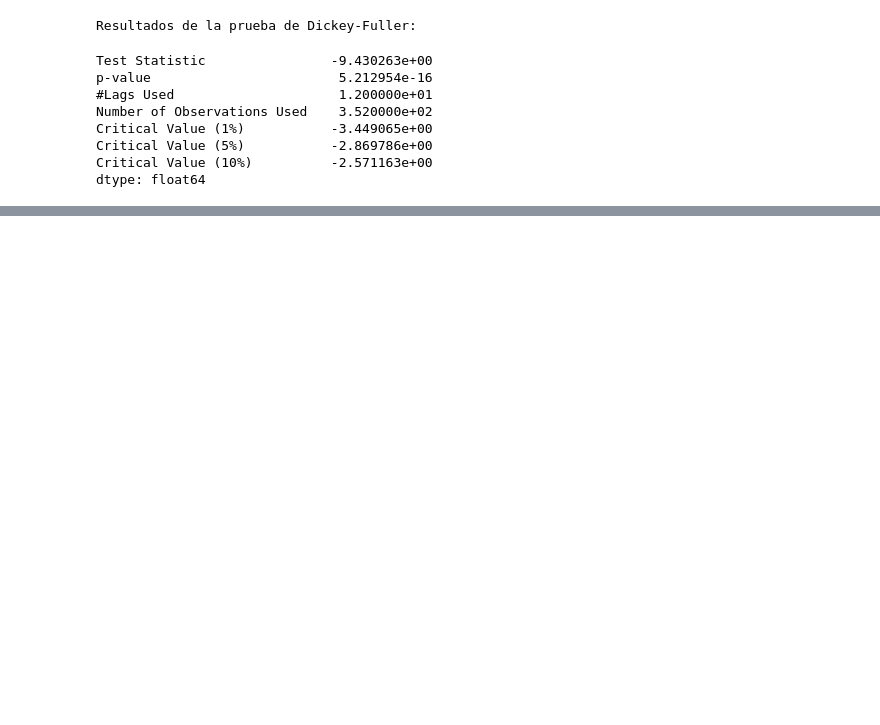
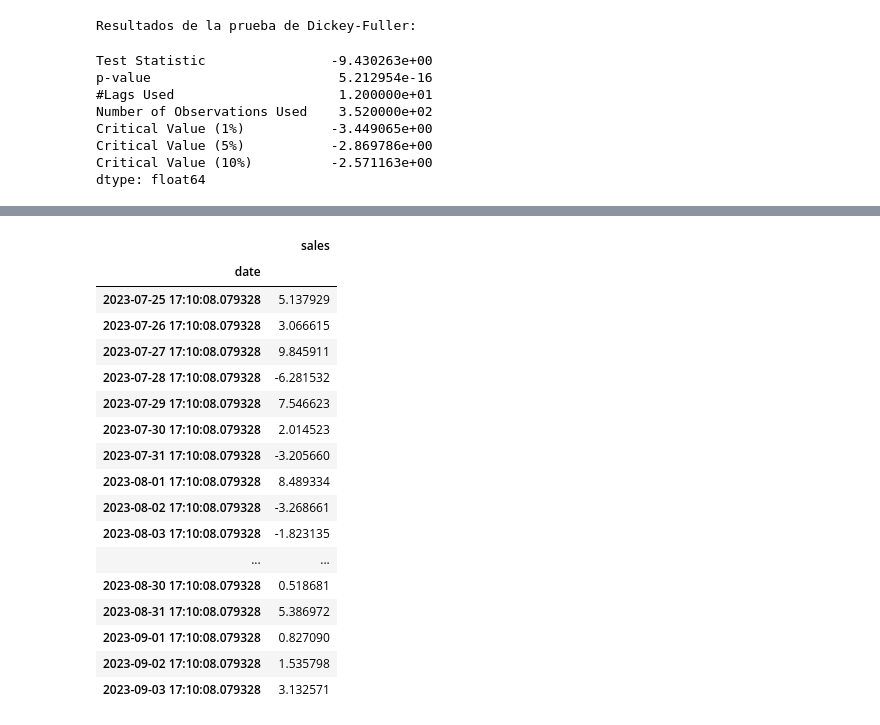
Before and after one commit to mgnorero/time-series-1, a Jupyter notebook: src/explore.ipynb, the cells around one changed output, grey strips where cells are left out. Saved outputs shown, nothing was run; the diff lists cells and outputs as text; code cells hidden in the pictures; blank space fills up the shorter version.

```diff
--- a/src/explore.ipynb
+++ b/src/explore.ipynb
@@ -165 +192,22 @@ test_df = df_stationary[df_stationary.index >= pd.to_datetime('2023-07-07').date
+# %%
+test_df
+# %% [output]
+|  | sales |
+| date |  |
+| 2023-07-25 17:10:08.079328 | 5.137929 |
+| 2023-07-26 17:10:08.079328 | 3.066615 |
+| 2023-07-27 17:10:08.079328 | 9.845911 |
+| 2023-07-28 17:10:08.079328 | -6.281532 |
+| 2023-07-29 17:10:08.079328 | 7.546623 |
+| 2023-07-30 17:10:08.079328 | 2.014523 |
+| 2023-07-31 17:10:08.079328 | -3.205660 |
+| 2023-08-01 17:10:08.079328 | 8.489334 |
+| 2023-08-02 17:10:08.079328 | -3.268661 |
+| 2023-08-03 17:10:08.079328 | -1.823135 |
+| ... | ... |
+| 2023-08-30 17:10:08.079328 | 0.518681 |
+| 2023-08-31 17:10:08.079328 | 5.386972 |
+| 2023-09-01 17:10:08.079328 | 0.827090 |
+| 2023-09-02 17:10:08.079328 | 1.535798 |
+| 2023-09-03 17:10:08.079328 | 3.132571 |
 # %%
```
Also changed, not shown: parts of 28 cells of this notebook.
